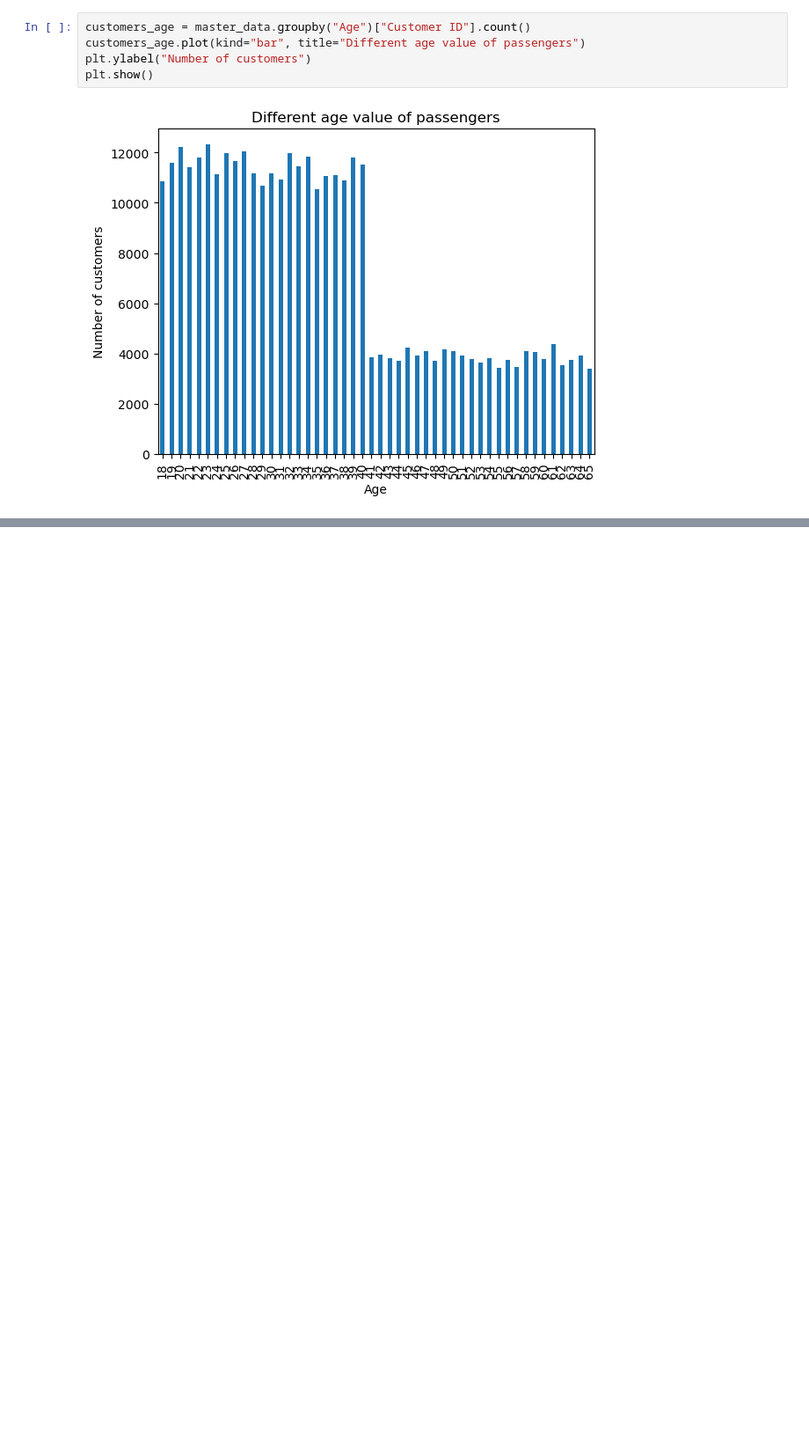
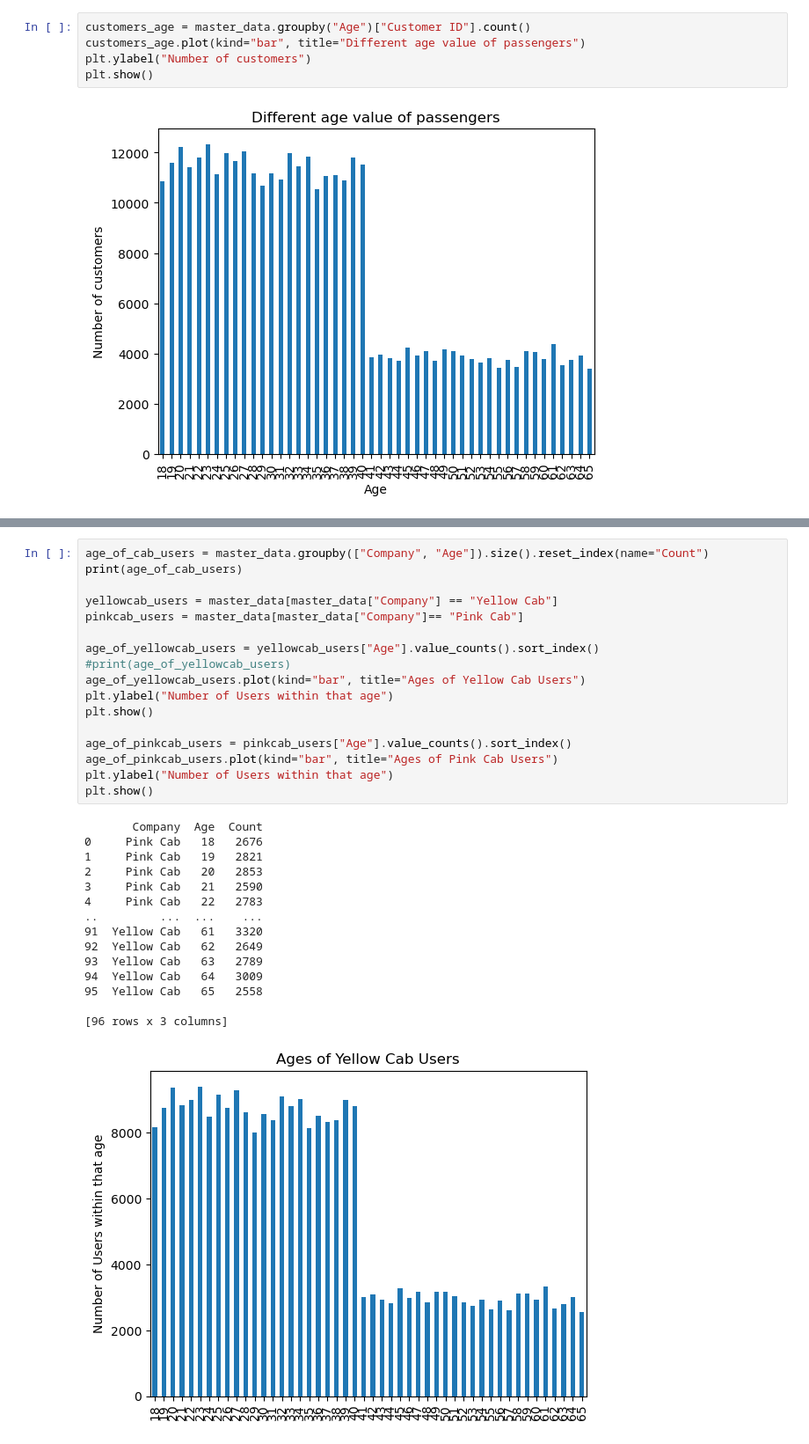
Before and after one commit to Impact026/Data-Glacier-Submission-, a Jupyter notebook: EDA_Notebook.ipynb, the cells around one changed output, grey strips where cells are left out. Shown: that part at 88% size. Cells and saved outputs as stored; diff of their text form; blank space fills up the shorter version.

```diff
--- a/EDA_Notebook.ipynb
+++ b/EDA_Notebook.ipynb
@@ -351,0 +360,33 @@ plt.show()
+# %%
+age_of_cab_users = master_data.groupby(["Company", "Age"]).size().reset_index(name="Count")
+print(age_of_cab_users)
+
+yellowcab_users = master_data[master_data["Company"] == "Yellow Cab"]
+pinkcab_users = master_data[master_data["Company"]== "Pink Cab"]
+
+age_of_yellowcab_users = yellowcab_users["Age"].value_counts().sort_index()
+#print(age_of_yellowcab_users)
+age_of_yellowcab_users.plot(kind="bar", title="Ages of Yellow Cab Users")
+plt.ylabel("Number of Users within that age")
+plt.show()
+
+age_of_pinkcab_users = pinkcab_users["Age"].value_counts().sort_index()
+age_of_pinkcab_users.plot(kind="bar", title="Ages of Pink Cab Users")
+plt.ylabel("Number of Users within that age")
+plt.show()
+# %% [output]
+       Company  Age  Count
+0     Pink Cab   18   2676
+1     Pink Cab   19   2821
+2     Pink Cab   20   2853
+3     Pink Cab   21   2590
+4     Pink Cab   22   2783
+..         ...  ...    ...
+91  Yellow Cab   61   3320
+92  Yellow Cab   62   2649
+93  Yellow Cab   63   2789
+94  Yellow Cab   64   3009
+95  Yellow Cab   65   2558
+
+[96 rows x 3 columns]
+[figure, added]
```
Also changed, not shown: parts of 9 cells of this notebook.
